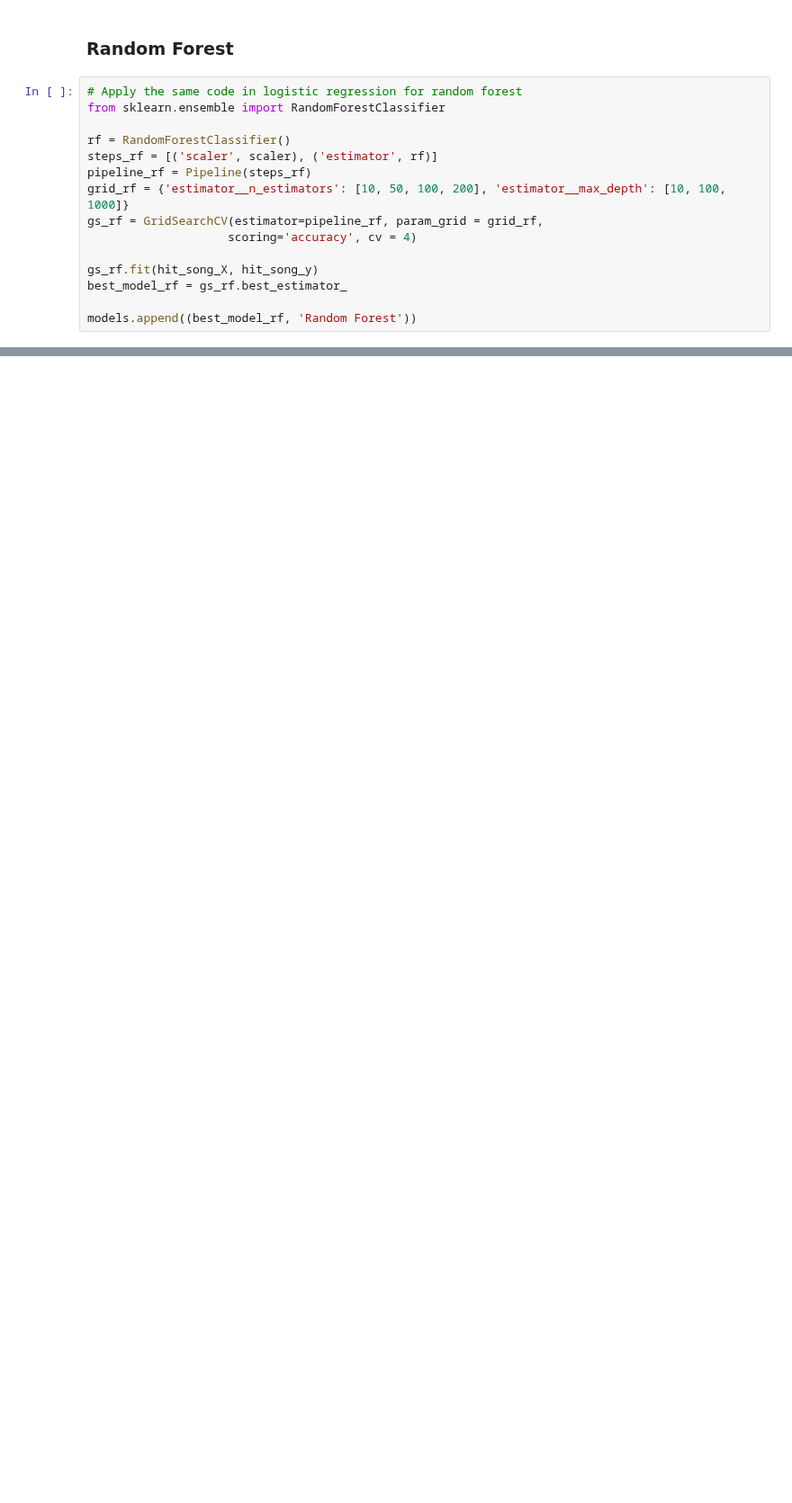
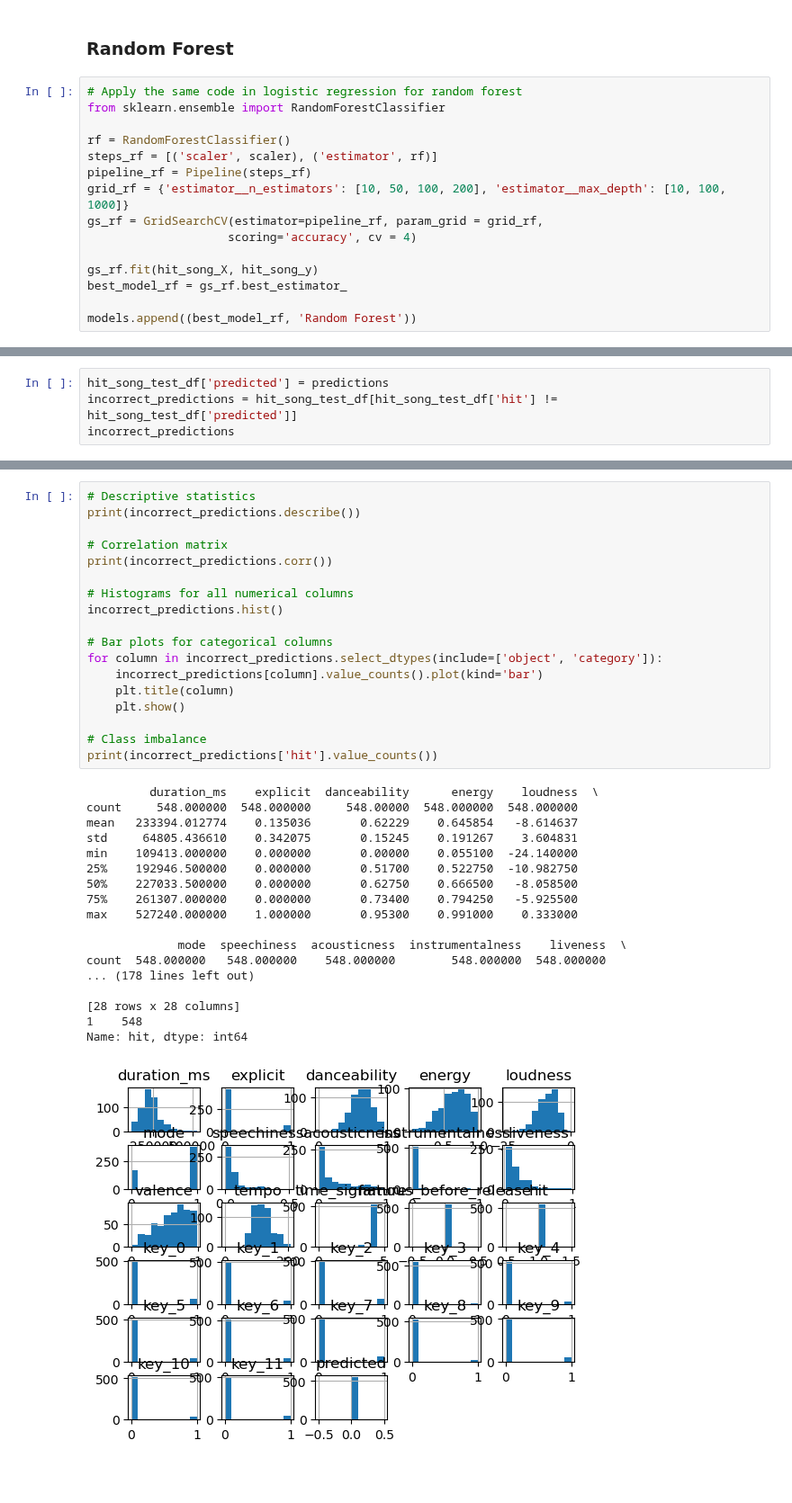
Before and after one commit to xRiku/gp-ufes, a Jupyter notebook: billboard_x_spotify.ipynb, the cells around one changed output, grey strips where cells are left out. Shown at 90% size. Saved outputs shown, nothing was run; the diff lists cells and outputs as text; blank space fills up the shorter version.

```diff
--- a/billboard_x_spotify.ipynb
+++ b/billboard_x_spotify.ipynb
@@ -564,0 +593,4 @@ evaluate_models(models, hit_song_test_df.drop('hit', axis=1), hit_song_test_df['
+# %%
+hit_song_test_df['predicted'] = predictions
+incorrect_predictions = hit_song_test_df[hit_song_test_df['hit'] != hit_song_test_df['predicted']]
+incorrect_predictions
@@ -565,2 +611,39 @@ evaluate_models(models, hit_song_test_df.drop('hit', axis=1), hit_song_test_df['
+# %%
+# Descriptive statistics
+print(incorrect_predictions.describe())
+
+# Correlation matrix
+print(incorrect_predictions.corr())
+
+# Histograms for all numerical columns
+incorrect_predictions.hist()
+
+# Bar plots for categorical columns
+for column in incorrect_predictions.select_dtypes(include=['object', 'category']):
+    incorrect_predictions[column].value_counts().plot(kind='bar')
+    plt.title(column)
+    plt.show()
+
+# Class imbalance
+print(incorrect_predictions['hit'].value_counts())
+# %% [output]
+         duration_ms    explicit  danceability      energy    loudness  \
+count     548.000000  548.000000     548.00000  548.000000  548.000000
+mean   233394.012774    0.135036       0.62229    0.645854   -8.614637
+std     64805.436610    0.342075       0.15245    0.191267    3.604831
+min    109413.000000    0.000000       0.00000    0.055100  -24.140000
+25%    192946.500000    0.000000       0.51700    0.522750  -10.982750
+50%    227033.500000    0.000000       0.62750    0.666500   -8.058500
+75%    261307.000000    0.000000       0.73400    0.794250   -5.925500
+max    527240.000000    1.000000       0.95300    0.991000    0.333000
+
+             mode  speechiness  acousticness  instrumentalness    liveness  \
+count  548.000000   548.000000    548.000000        548.000000  548.000000
+... (178 lines left out)
+
+[28 rows x 28 columns]
+1    548
+Name: hit, dtype: int64
+[figure, added]
 # %% [markdown]
 ###
```
Also changed, not shown: parts of 7 cells of this notebook.
